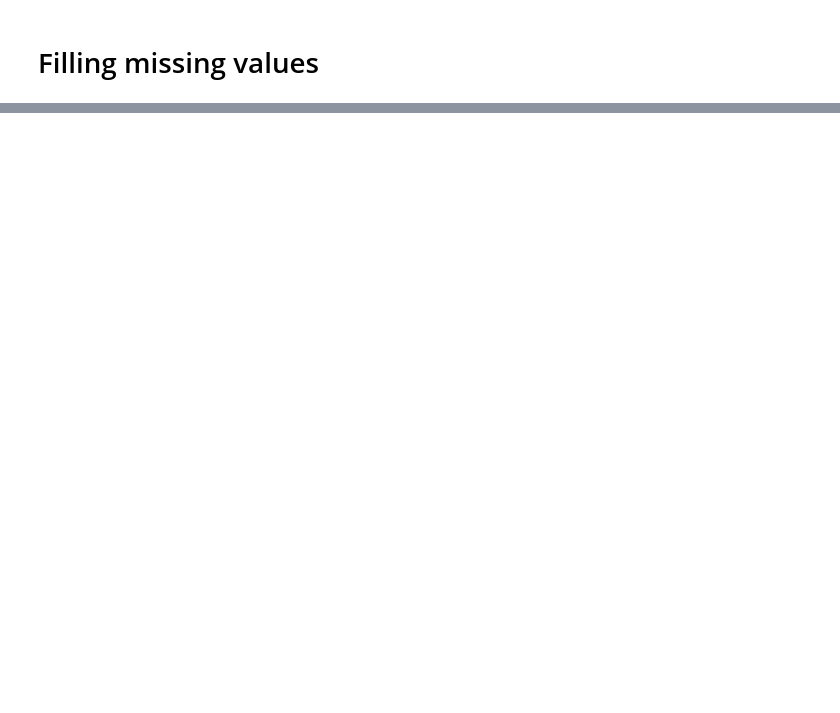
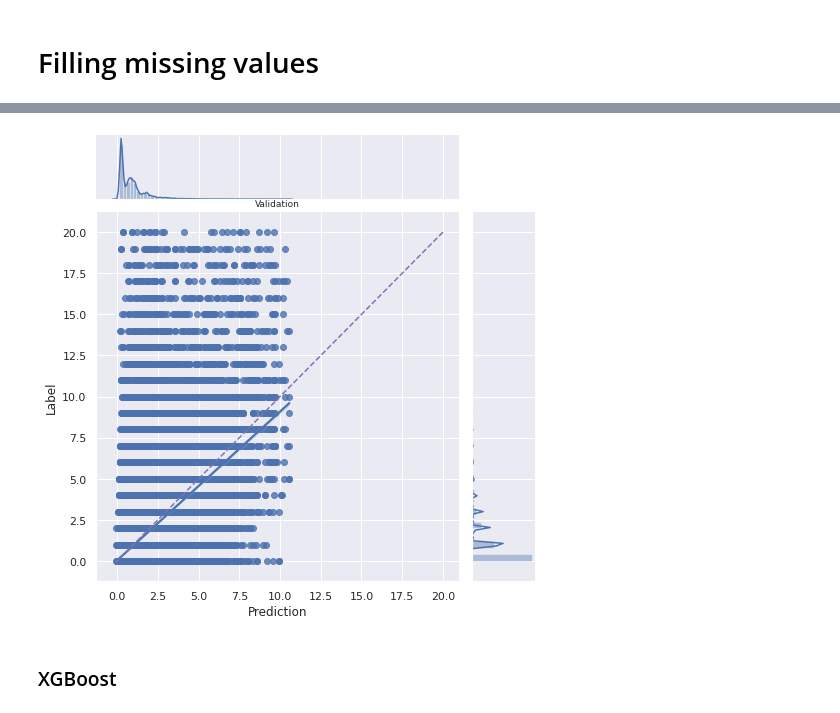
Before and after one commit to kryvokhyzha/examples-and-courses, a Jupyter notebook: How to Win a Data Science Competition/FinalProject/notebooks/main.ipynb, the cells around one changed output, grey strips where cells are left out. Saved outputs shown, nothing was run; the diff lists cells and outputs as text; code cells hidden in the pictures; blank space fills up the shorter version.

```diff
--- a/How to Win a Data Science Competition/FinalProject/notebooks/main.ipynb
+++ b/How to Win a Data Science Competition/FinalProject/notebooks/main.ipynb
@@ -1269,0 +1140,4 @@ test_df.to_csv('subm_result.csv', index=False)
+# %%
+catboost_train_pred = catboost_model.predict(X_train)
+catboost_val_pred = catboost_model.predict(X_validation)
+catboost_test_pred = catboost_model.predict(X_test)
@@ -1269,0 +1150,20 @@ test_df.to_csv('subm_result.csv', index=False)
+# %%
+def model_performance_sc_plot(predictions, labels, title):
+    # Get min and max values of the predictions and labels.
+    min_val = max(max(predictions), max(labels))
+    max_val = min(min(predictions), min(labels))
+    # Create dataframe with predicitons and labels.
+    performance_df = pd.DataFrame({"Label":labels})
+    performance_df["Prediction"] = predictions
+    # Plot data
+    sns.jointplot(y="Label", x="Prediction", data=performance_df, kind="reg", height=7)
+    plt.plot([min_val, max_val], [min_val, max_val], 'm--')
+    plt.title(title, fontsize=9)
+    plt.show()
+
+#model_performance_sc_plot(catboost_train_pred, Y_train, 'Train')
+model_performance_sc_plot(catboost_val_pred, Y_validation, 'Validation')
+# %% [output]
+[figure, added]
+# %% [markdown]
+### XGBoost
```
Also changed, not shown: parts of 182 cells of this notebook, 1 other file.
